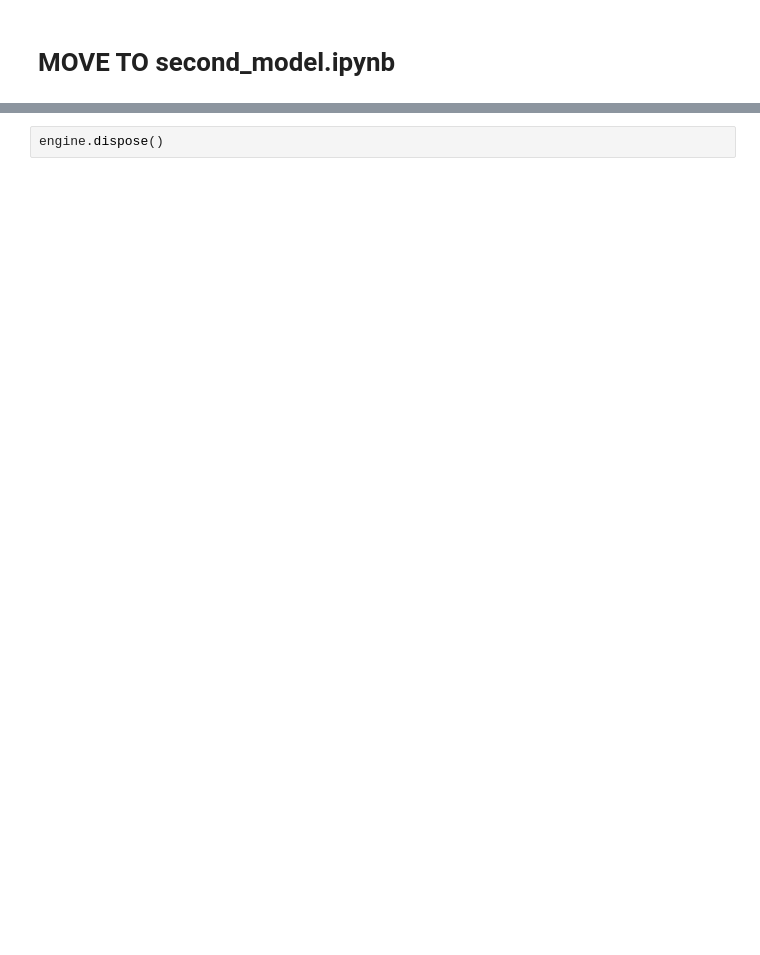
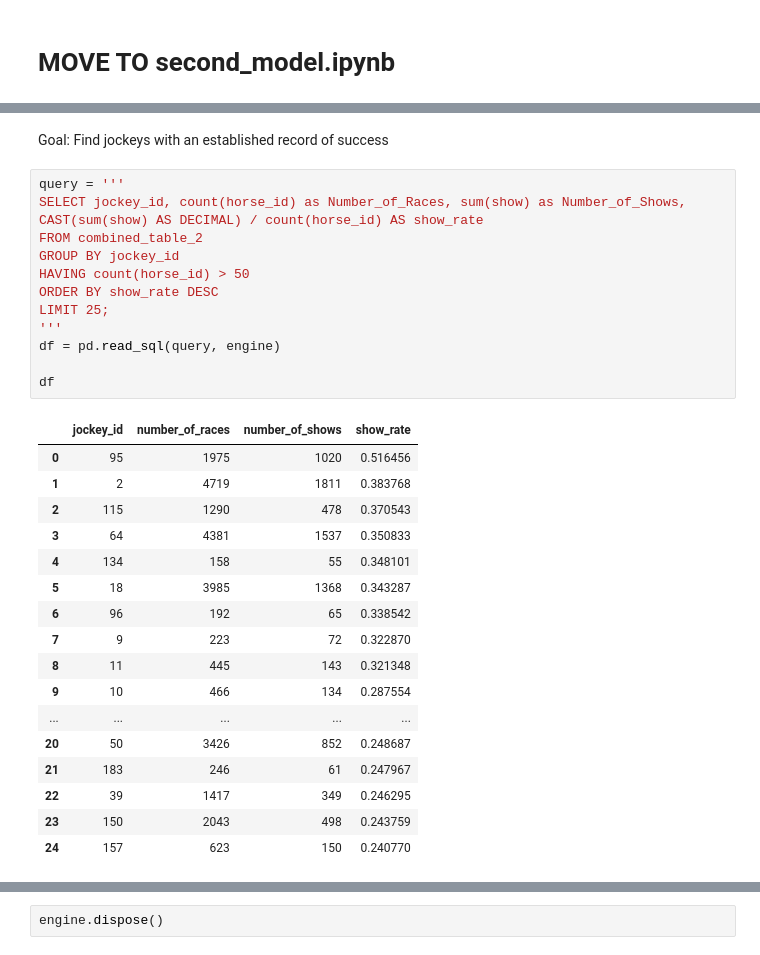
Before and after one commit to pbovard63/Predicting_Hong_Kong_Horse_Racing_Finishes, a Jupyter notebook: feature_engineering_sql.ipynb, the cells around one changed output, grey strips where cells are left out. Saved outputs shown, nothing was run; the diff lists cells and outputs as text; blank space fills up the shorter version.

```diff
--- a/feature_engineering_sql.ipynb
+++ b/feature_engineering_sql.ipynb
@@ -1290,0 +1762,33 @@ training_horses_2.to_pickle("./Data/training_horses_2.pkl")
+# %% [markdown]
+Goal: Find jockeys with an established record of success
+# %%
+query = '''
+SELECT jockey_id, count(horse_id) as Number_of_Races, sum(show) as Number_of_Shows,
+CAST(sum(show) AS DECIMAL) / count(horse_id) AS show_rate
+FROM combined_table_2
+GROUP BY jockey_id
+HAVING count(horse_id) > 50
+ORDER BY show_rate DESC
+LIMIT 25;
+'''
+df = pd.read_sql(query, engine)
+
+df
+# %% [output]
+|  | jockey_id | number_of_races | number_of_shows | show_rate |
+| 0 | 95 | 1975 | 1020 | 0.516456 |
+| 1 | 2 | 4719 | 1811 | 0.383768 |
+| 2 | 115 | 1290 | 478 | 0.370543 |
+| 3 | 64 | 4381 | 1537 | 0.350833 |
+| 4 | 134 | 158 | 55 | 0.348101 |
+| 5 | 18 | 3985 | 1368 | 0.343287 |
+| 6 | 96 | 192 | 65 | 0.338542 |
+| 7 | 9 | 223 | 72 | 0.322870 |
+| 8 | 11 | 445 | 143 | 0.321348 |
+| 9 | 10 | 466 | 134 | 0.287554 |
+| ... | ... | ... | ... | ... |
+| 20 | 50 | 3426 | 852 | 0.248687 |
+| 21 | 183 | 246 | 61 | 0.247967 |
+| 22 | 39 | 1417 | 349 | 0.246295 |
+| 23 | 150 | 2043 | 498 | 0.243759 |
+| 24 | 157 | 623 | 150 | 0.240770 |
```
Also changed, not shown: parts of 63 cells of this notebook, 23 other files.
